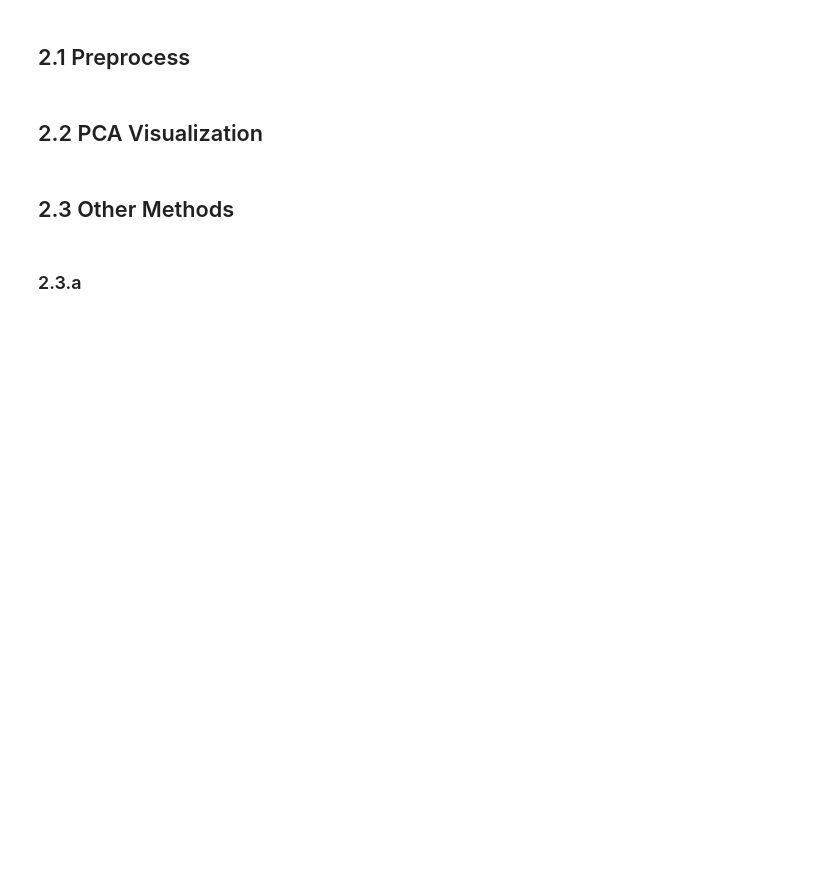
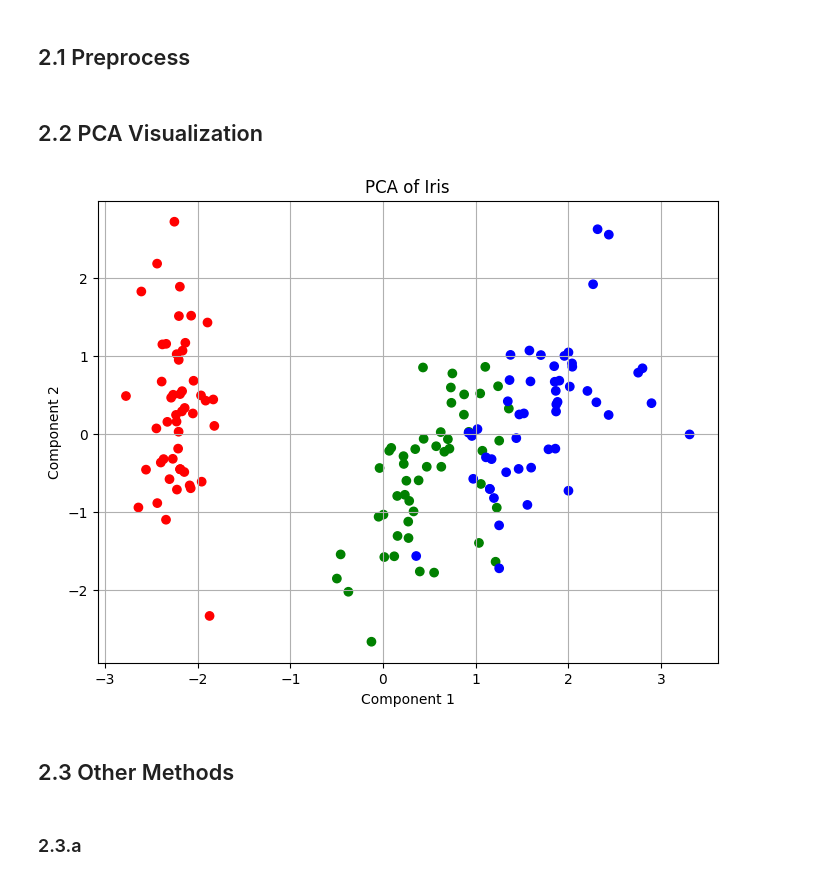
Before and after one commit to WangHenry0523/Datamining, a Jupyter notebook: HW4/F14101066_王子恆_HW4.ipynb, the cells around one changed output. Drawn from its saved outputs; the diff is of its cells as text; code cells hidden in the pictures; blank space fills up the shorter version.

```diff
--- a/HW4/F14101066_王子恆_HW4.ipynb
+++ b/HW4/F14101066_王子恆_HW4.ipynb
@@ -153,5 +161,36 @@ sse_farthest: 0.7370975593135732
+# %%
+df=pd.read_csv("HW4_data/Iris.csv")
+#display(df)
+X=df.drop(['Id','Species'],axis=1)
+Y=df['Species']
+#display(X)
+#display(Y)
+
+scaler = StandardScaler()
+X_scaled = scaler.fit_transform(X)
+
+X_scaled=pd.DataFrame(X_scaled,columns=X.columns)
+
+#display(X_scaled)
 # %% [markdown]
 ## 2.2 PCA Visualization
+# %%
+pca=PCA(n_components=2)
+x_pca=pca.fit_transform(X_scaled)
+
+color_dict = {'Iris-setosa': 'r', 'Iris-versicolor': 'g', 'Iris-virginica': 'b'}
+
+colors = Y.map(color_dict)
+
+plt.figure(figsize=[8,6])
+plt.scatter(x_pca[:,0],x_pca[:,1],c=colors)
+plt.xlabel("Component 1")
+plt.ylabel("Component 2")
+plt.title("PCA of Iris")
+plt.grid(True)
+plt.show()
+# %% [output]
+[figure, added]
 # %% [markdown]
 ## 2.3 Other Methods
 # %% [markdown]
```
Also changed, not shown: parts of 9 cells of this notebook.
